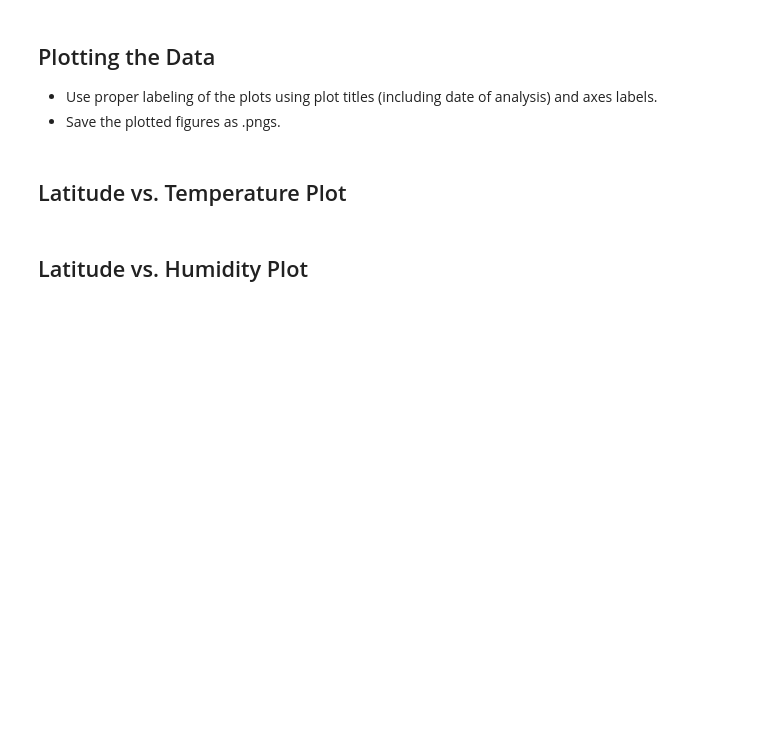
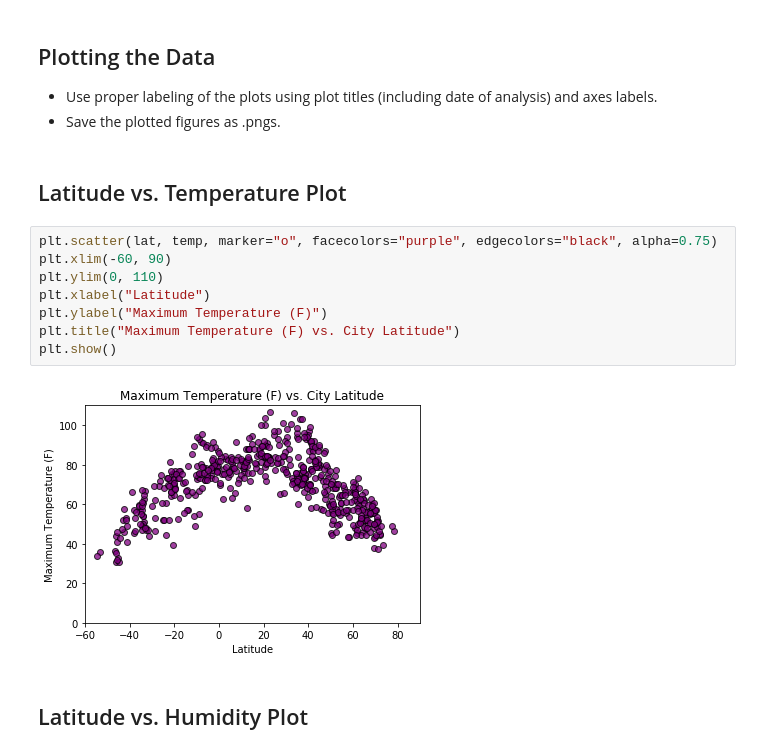
Before and after one commit to sjricketts/python-api-challenge, a Jupyter notebook: WeatherPy/WeatherPy.ipynb, the cells around one changed output. Cells and saved outputs as stored; diff of their text form; blank space fills up the shorter version.

Commit message:
added scatterplots; grids not working

```diff
--- a/WeatherPy/WeatherPy.ipynb
+++ b/WeatherPy/WeatherPy.ipynb
@@ -169,5 +174,15 @@ Skip this step if there are no cities that have humidity > 100%.
 * Save the plotted figures as .pngs.
 # %% [markdown]
 ## Latitude vs. Temperature Plot
+# %%
+plt.scatter(lat, temp, marker="o", facecolors="purple", edgecolors="black", alpha=0.75)
+plt.xlim(-60, 90)
+plt.ylim(0, 110)
+plt.xlabel("Latitude")
+plt.ylabel("Maximum Temperature (F)")
+plt.title("Maximum Temperature (F) vs. City Latitude")
+plt.show()
+# %% [output]
+[figure, added]
 # %% [markdown]
 ## Latitude vs. Humidity Plot
```
Also changed, not shown: parts of 4 cells of this notebook.
